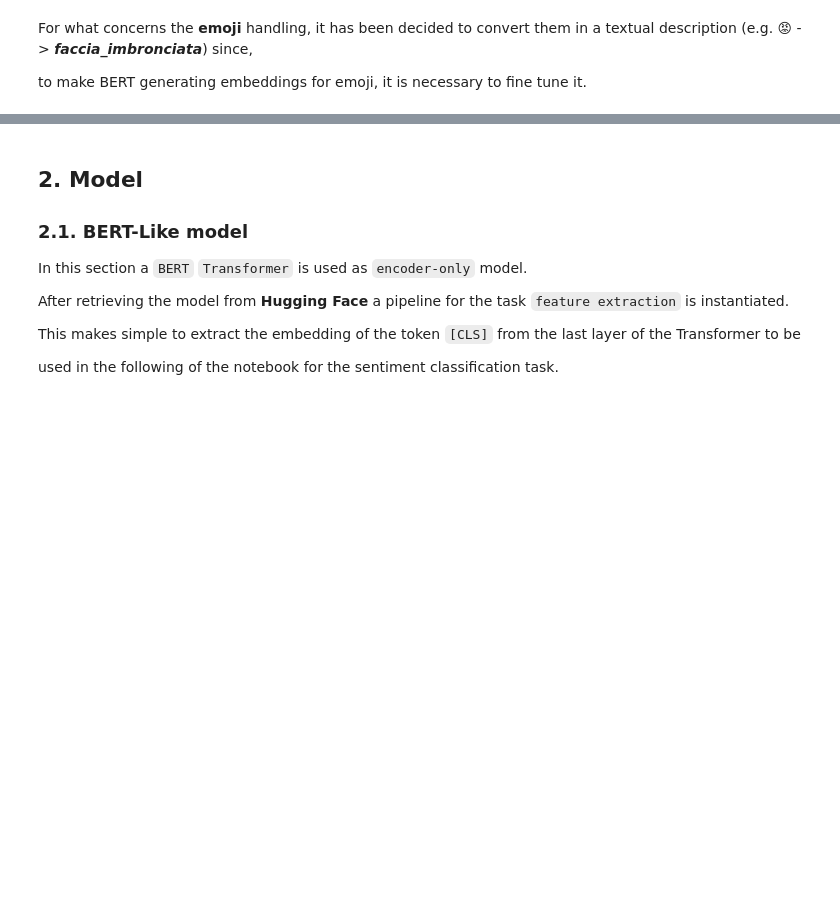
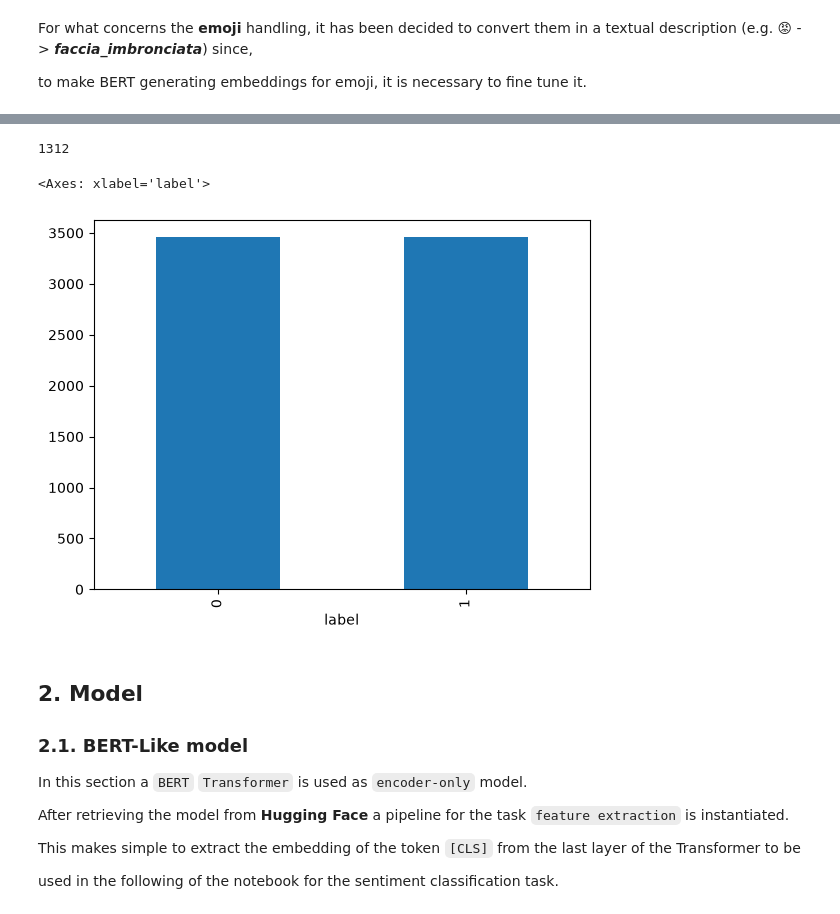
Before and after one commit to calogero-forte/hate_speech_detection, a Jupyter notebook: encoder_only_model.ipynb, the cells around one changed output, grey strips where cells are left out. Cells and saved outputs as stored; diff of their text form; code cells hidden in the pictures; blank space fills up the shorter version.

```diff
--- a/encoder_only_model.ipynb
+++ b/encoder_only_model.ipynb
@@ -70,8 +99,11 @@ train_politics_df
 # %%
 # 2. Statistics
+train_hs_count = (train_politics_df['label'] == 1).sum()
+train_nhs_count = (train_politics_df['label'] == 0).sum()
+
 print(f"The training set has {train_politics_df.shape[0]} elements, \
-    { (train_politics_df['label'] == 1).sum()} of class Hate Speech \
-    and {(train_politics_df['label'] == 0).sum()} of class Not Hate Speech")
+    {train_hs_count} of class Hate Speech \
+    and {train_nhs_count} of class Not Hate Speech")
 
 print(f"The test set has {test_politics_df.shape[0]} elements, \
     { (test_politics_df['label'] == 1).sum()} of class Hate Speech \
@@ -267,3 +429,42 @@ print( "Number of 'faccina_con_lacrime_di_gioia: ", emoji_cnt)
+# %%
+# 2. Data augmentation till the equality of the 2 classes
+train_hs_sentences = (train_politics_df[
+    train_politics_df['label'] == 1
+].reset_index(drop=True))['anonymized_text']
+
+used_idx = []
+new_sentences = []
+idx = 0
+for _ in range(train_nhs_count - train_hs_count):
+    while(idx in used_idx):
+        idx = random.randint(0, train_hs_sentences.shape[0] - 1)
+    used_idx.append(idx)
+    new_sentences.append(
+        generate_synonym_sentence( train_hs_sentences[idx], replace_prob_i=0.1 )
+    )
+    # print(f"{idx}: {new_sentences[-1]}")
+
+len(new_sentences)
+# %% [output]
+1312
+# %%
+# 3.1. Regenerating the training dataframe
+new_rows_df = pd.DataFrame({
+    "anonymized_tweet_id": [None] * len(new_sentences),
+    "anonymized_text": new_sentences,
+    "label": [1] * len(new_sentences),
+    "dataset": ["training_politics"] * len(new_sentences),
+})
+train_politics_df = pd.concat(
+    [train_politics_df, new_rows_df],
+    ignore_index=True,
+)
+
+# 3.2. Look at the distribution
+train_politics_df.groupby(['label']).size().plot.bar()
+# %% [output]
+<Axes: xlabel='label'>
+[figure, added]
 # %% [markdown]
 ## 2. Model
 
```
Also changed, not shown: parts of 22 cells of this notebook.
